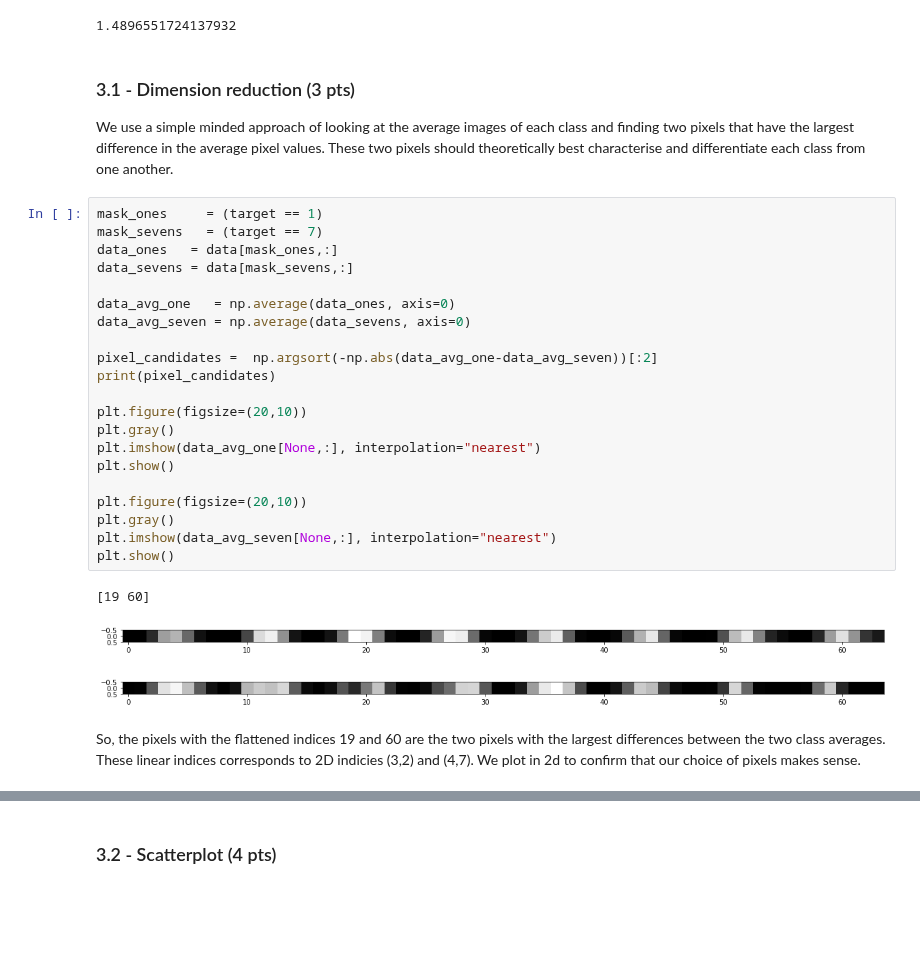
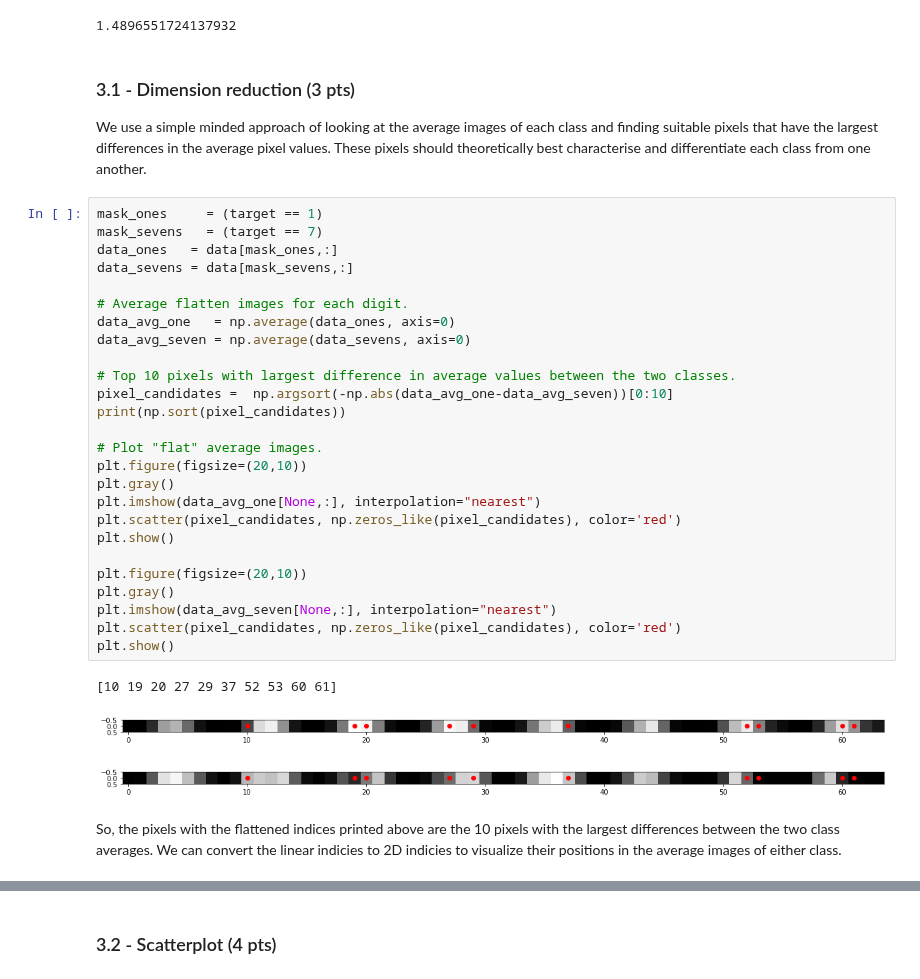
Before and after one commit to eliaserland/heidelberg-courses, a Jupyter notebook: machine-learning/problem-set-2/qda-lda.ipynb, the cells around one changed output, grey strips where cells are left out. Saved outputs shown, nothing was run; the diff lists cells and outputs as text; blank space fills up the shorter version.

```diff
--- a/machine-learning/problem-set-2/qda-lda.ipynb
+++ b/machine-learning/problem-set-2/qda-lda.ipynb
@@ -50,34 +50,39 @@ X_train.shape[0]/X_test.shape[0]
 1.4896551724137932
 # %% [markdown]
 ### 3.1 - Dimension reduction (3 pts)
-We use a simple minded approach of looking at the average images of each class and finding two pixels that have the largest difference in the average pixel values. These two pixels should theoretically best characterise and differentiate each class from one another.
+We use a simple minded approach of looking at the average images of each class and finding suitable pixels that have the largest differences in the average pixel values. These pixels should theoretically best characterise and differentiate each class from one another.
 # %%
 mask_ones     = (target == 1)
 mask_sevens   = (target == 7)
 data_ones   = data[mask_ones,:]
 data_sevens = data[mask_sevens,:]
 
+# Average flatten images for each digit.
 data_avg_one   = np.average(data_ones, axis=0)
 data_avg_seven = np.average(data_sevens, axis=0)
 
-pixel_candidates =  np.argsort(-np.abs(data_avg_one-data_avg_seven))[:2]
-print(pixel_candidates)
+# Top 10 pixels with largest difference in average values between the two classes.
+pixel_candidates =  np.argsort(-np.abs(data_avg_one-data_avg_seven))[0:10]
+print(np.sort(pixel_candidates))
 
+# Plot "flat" average images.
 plt.figure(figsize=(20,10))
 plt.gray()
 plt.imshow(data_avg_one[None,:], interpolation="nearest")
+plt.scatter(pixel_candidates, np.zeros_like(pixel_candidates), color='red')
 plt.show()
 
 plt.figure(figsize=(20,10))
 plt.gray()
 plt.imshow(data_avg_seven[None,:], interpolation="nearest")
+plt.scatter(pixel_candidates, np.zeros_like(pixel_candidates), color='red')
 plt.show()
 # %% [output]
-[19 60]
+[10 19 20 27 29 37 52 53 60 61]
-[figure, old version]
+[figure, new version]
-[figure, old version]
+[figure, new version]
 # %% [markdown]
-So, the pixels with the flattened indices 19 and 60 are the two pixels with the largest differences between the two class averages. These linear indices corresponds to 2D indicies (3,2) and (4,7). We plot in 2d to confirm that our choice of pixels makes sense.
+So, the pixels with the flattened indices printed above are the 10 pixels with the largest differences between the two class averages. We can convert the linear indicies to 2D indicies to visualize their positions in the average images of either class.
 # %%
 images_ones   = images[mask_ones,:,:]
 images_sevens = images[mask_sevens,:,:]
```
Also changed, not shown: parts of 21 cells of this notebook, 3 other files.
